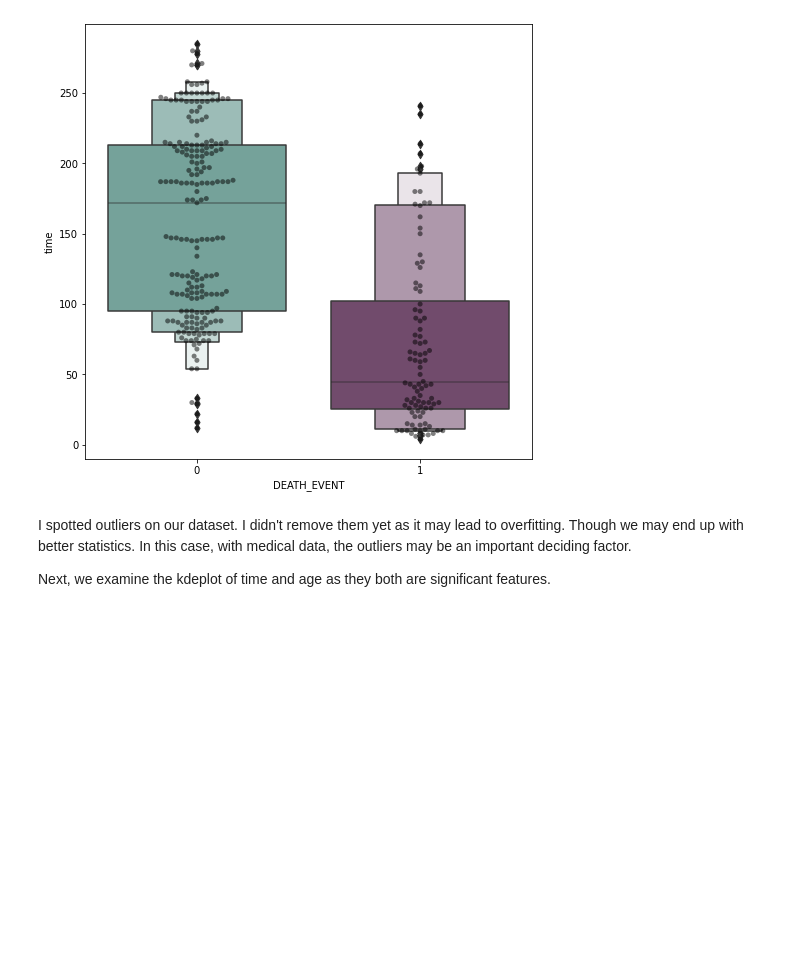
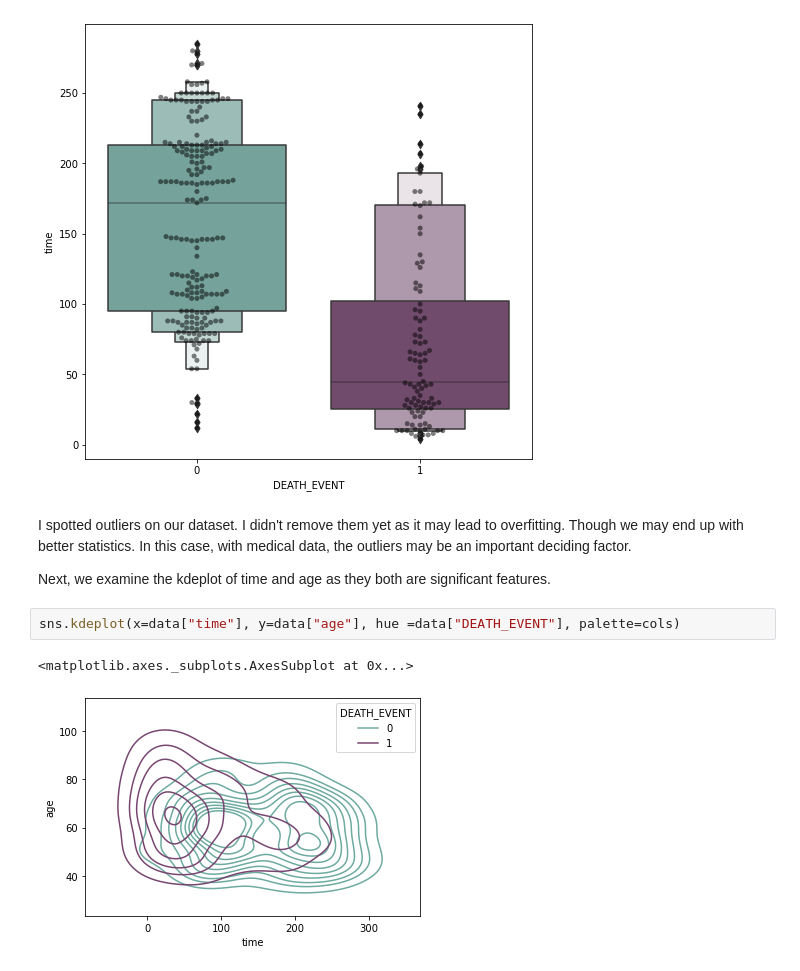
Before and after one commit to onlyabhilash/NLP-Heart-Failure-Prediction, a Jupyter notebook: Heart_Failure_Prediction_ANN.ipynb, the cells around one changed output. Cells and saved outputs as stored; diff of their text form; blank space fills up the shorter version.

```diff
--- a/Heart_Failure_Prediction_ANN.ipynb
+++ b/Heart_Failure_Prediction_ANN.ipynb
@@ -113,3 +113,8 @@ for i in feature:
 I spotted outliers on our dataset. I didn't remove them yet as it may lead to overfitting. Though we may end up with better statistics. In this case, with medical data, the outliers may be an important deciding factor.
 
 Next, we examine the kdeplot of time and age as they both are significant features.
+# %%
+sns.kdeplot(x=data["time"], y=data["age"], hue =data["DEATH_EVENT"], palette=cols)
+# %% [output]
+<matplotlib.axes._subplots.AxesSubplot at 0x...>
+[figure, added]
```
Also changed, not shown: parts of 15 cells of this notebook.
